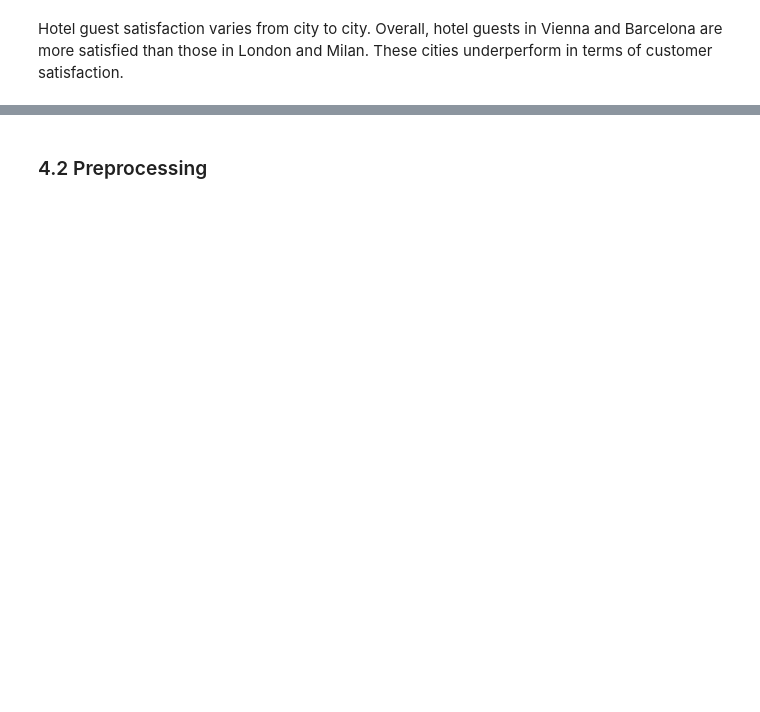
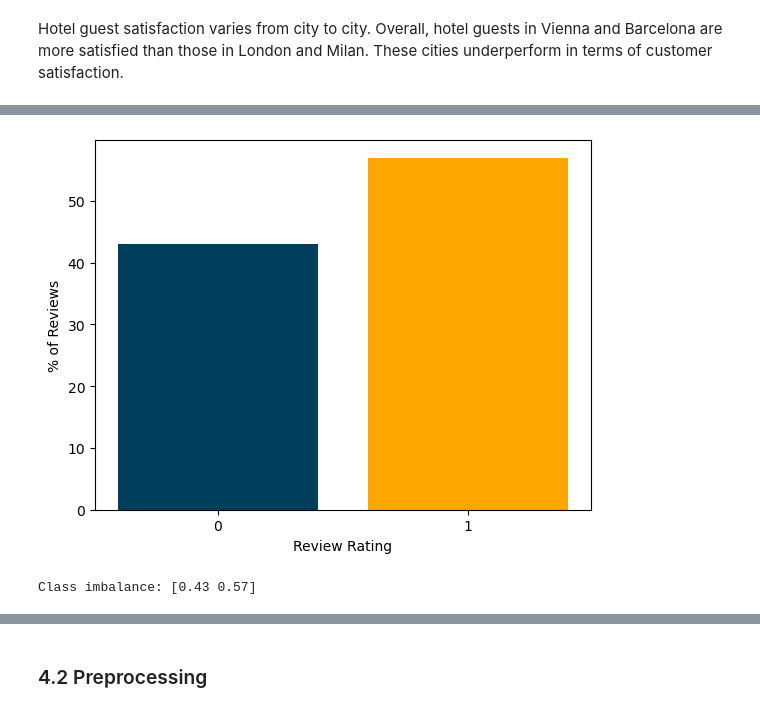
Before and after one commit to bennymiddel/personal_projects, a Jupyter notebook: 01_NLP_hotel_review/BM_NLP_hotel_review.ipynb, the cells around one changed output, grey strips where cells are left out. Cells and saved outputs as stored; diff of their text form; code cells hidden in the pictures; blank space fills up the shorter version.

```diff
--- a/01_NLP_hotel_review/BM_NLP_hotel_review.ipynb
+++ b/01_NLP_hotel_review/BM_NLP_hotel_review.ipynb
@@ -517,0 +549,14 @@ Hotel guest satisfaction varies from city to city. Overall, hotel guests in Vien
+# %%
+values, counts = np.unique(data['Reviewer_Score'], return_counts=True)
+normalized_counts = counts/counts.sum()
+
+plt.figure()
+plt.bar(["0", "1"], normalized_counts*100, color = ['#003f5c','#ffa600'])
+plt.xlabel('Review Rating')
+plt.ylabel('% of Reviews')
+plt.show()
+
+print(f"Class imbalance: {np.round(normalized_counts, 2)}")
+# %% [output]
+[figure, added]
+Class imbalance: [0.43 0.57]
```
Also changed, not shown: parts of 28 cells of this notebook.
